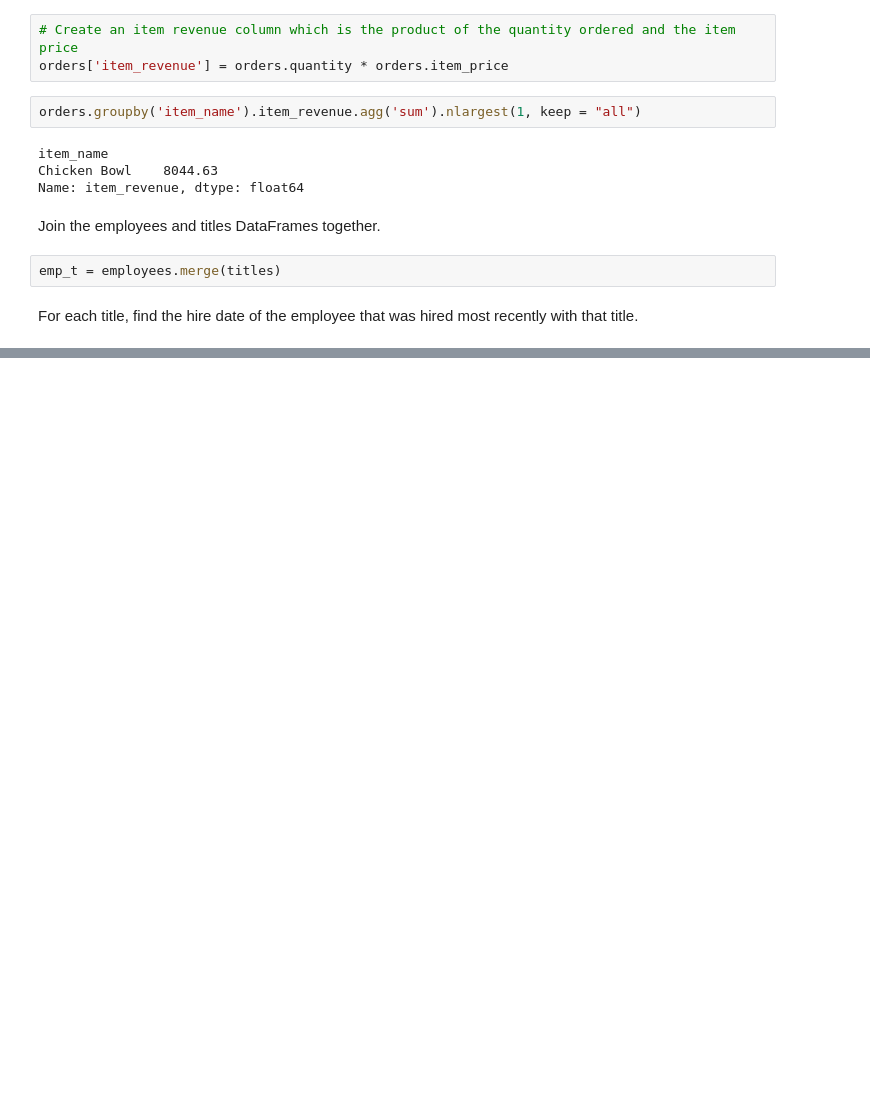
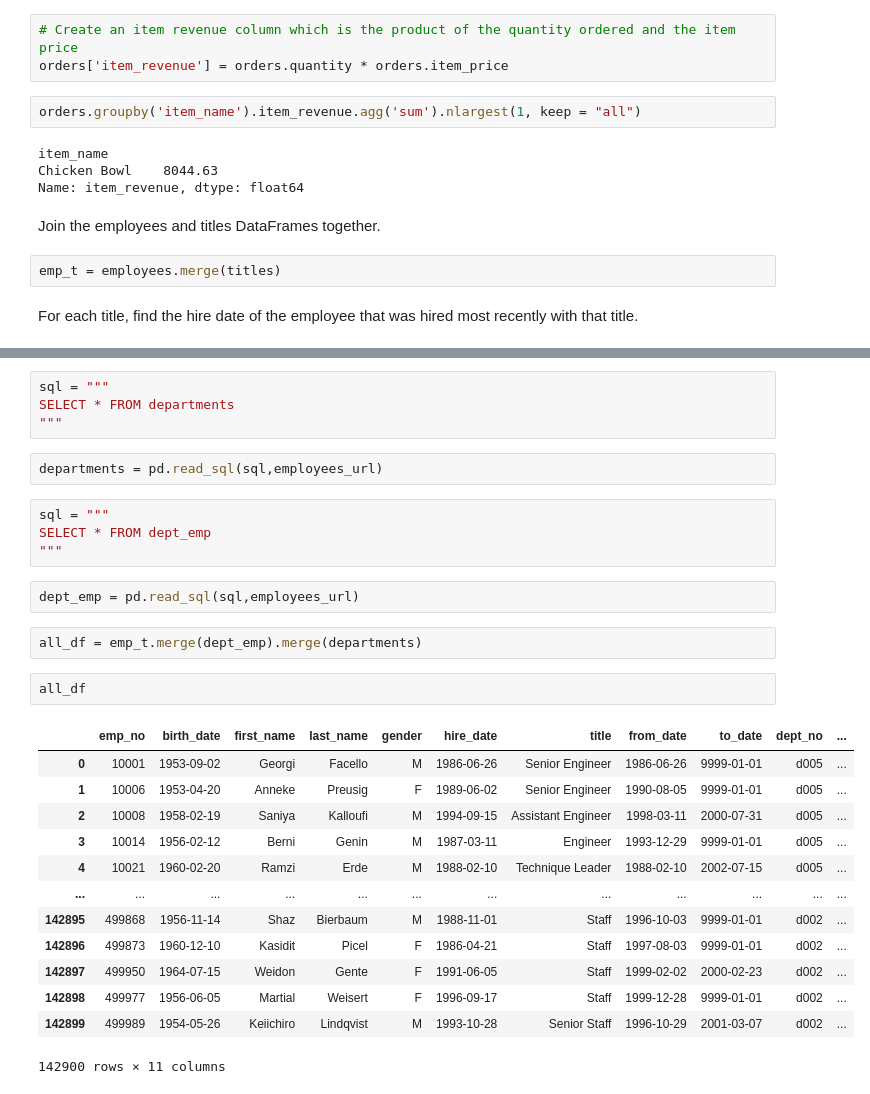
Before and after one commit to jesse-d-marder/numpy-pandas-visualization-exercises, a Jupyter notebook: advanced_dataframes.ipynb, the cells around one changed output, grey strips where cells are left out. Drawn from its saved outputs; the diff is of its cells as text; blank space fills up the shorter version.

```diff
--- a/advanced_dataframes.ipynb
+++ b/advanced_dataframes.ipynb
@@ -370,0 +383,30 @@ Write the code necessary to create a cross tabulation of the number of titles by
+# %%
+sql = """
+SELECT * FROM departments
+"""
+# %%
+departments = pd.read_sql(sql,employees_url)
+# %%
+sql = """
+SELECT * FROM dept_emp
+"""
+# %%
+dept_emp = pd.read_sql(sql,employees_url)
+# %%
+all_df = emp_t.merge(dept_emp).merge(departments)
+# %%
+all_df
+# %% [output]
+|  | emp_no | birth_date | first_name | last_name | gender | hire_date | title | from_date | to_date | dept_no | ... |
+| 0 | 10001 | 1953-09-02 | Georgi | Facello | M | 1986-06-26 | Senior Engineer | 1986-06-26 | 9999-01-01 | d005 | ... |
+| 1 | 10006 | 1953-04-20 | Anneke | Preusig | F | 1989-06-02 | Senior Engineer | 1990-08-05 | 9999-01-01 | d005 | ... |
+| 2 | 10008 | 1958-02-19 | Saniya | Kalloufi | M | 1994-09-15 | Assistant Engineer | 1998-03-11 | 2000-07-31 | d005 | ... |
+| 3 | 10014 | 1956-02-12 | Berni | Genin | M | 1987-03-11 | Engineer | 1993-12-29 | 9999-01-01 | d005 | ... |
+| 4 | 10021 | 1960-02-20 | Ramzi | Erde | M | 1988-02-10 | Technique Leader | 1988-02-10 | 2002-07-15 | d005 | ... |
+| ... | ... | ... | ... | ... | ... | ... | ... | ... | ... | ... | ... |
+| 142895 | 499868 | 1956-11-14 | Shaz | Bierbaum | M | 1988-11-01 | Staff | 1996-10-03 | 9999-01-01 | d002 | ... |
+| 142896 | 499873 | 1960-12-10 | Kasidit | Picel | F | 1986-04-21 | Staff | 1997-08-03 | 9999-01-01 | d002 | ... |
+| 142897 | 499950 | 1964-07-15 | Weidon | Gente | F | 1991-06-05 | Staff | 1999-02-02 | 2000-02-23 | d002 | ... |
+| 142898 | 499977 | 1956-06-05 | Martial | Weisert | F | 1996-09-17 | Staff | 1999-12-28 | 9999-01-01 | d002 | ... |
+| 142899 | 499989 | 1954-05-26 | Keiichiro | Lindqvist | M | 1993-10-28 | Senior Staff | 1996-10-29 | 2001-03-07 | d002 | ... |
+142900 rows × 11 columns
```
Also changed, not shown: parts of 8 cells of this notebook.
